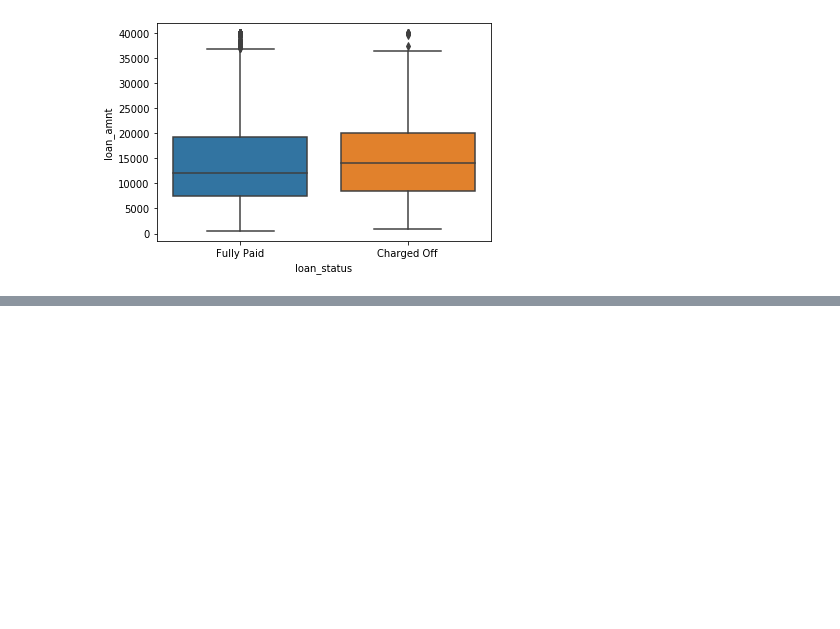
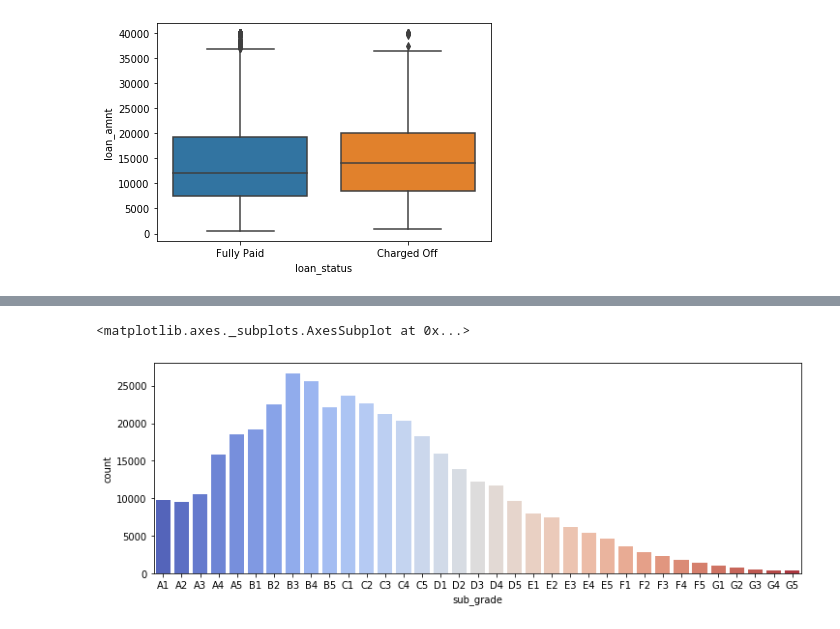
Before and after one commit to R-aryan/Attendence_Automation, a Jupyter notebook: Lending_Club_Loan.ipynb, the cells around one changed output, grey strips where cells are left out. Drawn from its saved outputs; the diff is of its cells as text; code cells hidden in the pictures; blank space fills up the shorter version.

```diff
--- a/Lending_Club_Loan.ipynb
+++ b/Lending_Club_Loan.ipynb
@@ -321,0 +365,9 @@ sns.boxplot(x='loan_status',y='loan_amnt',data=data)
+# %%
+#plotting a count plot per subgrade.
+
+plt.figure(figsize=(12,4))
+subgrade_order = sorted(data['sub_grade'].unique())
+sns.countplot(x='sub_grade',data=data,order = subgrade_order,palette='coolwarm' )
+# %% [output]
+<matplotlib.axes._subplots.AxesSubplot at 0x...>
+[figure, added]
```
Also changed, not shown: parts of 71 cells of this notebook.
